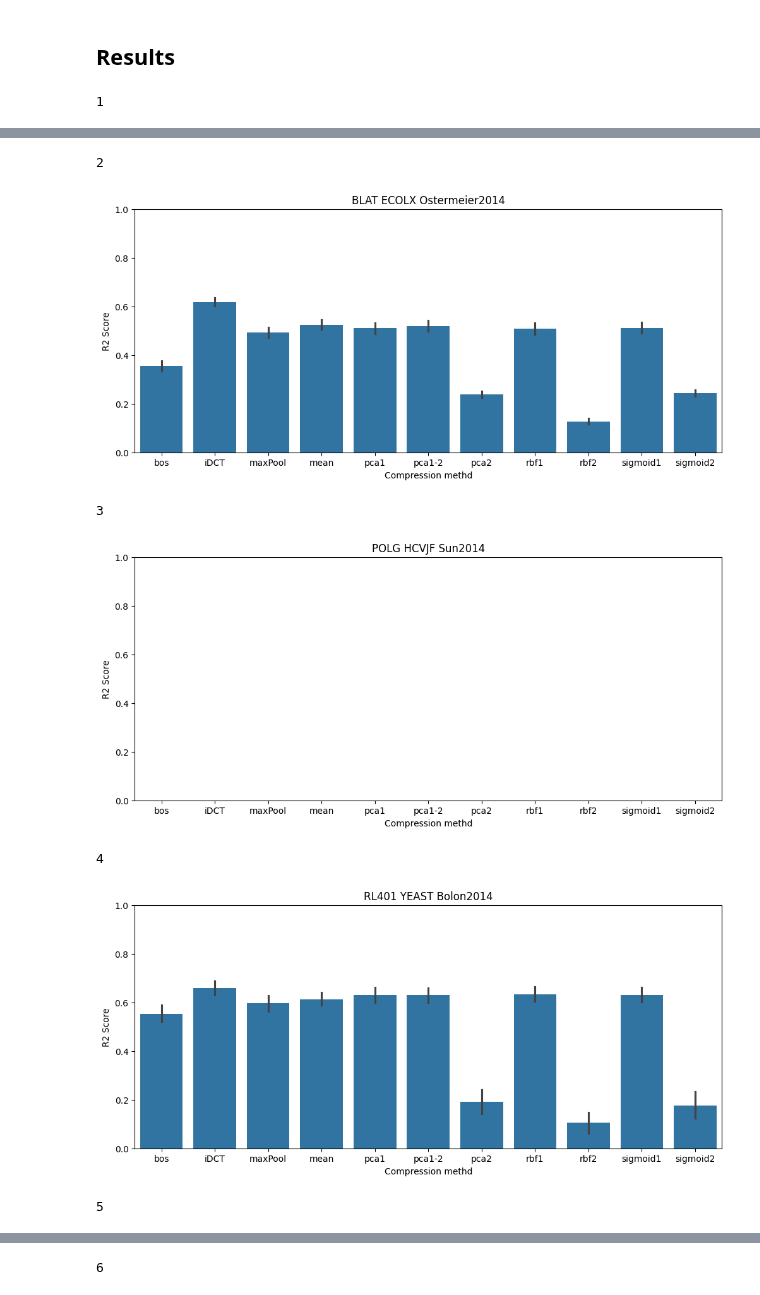
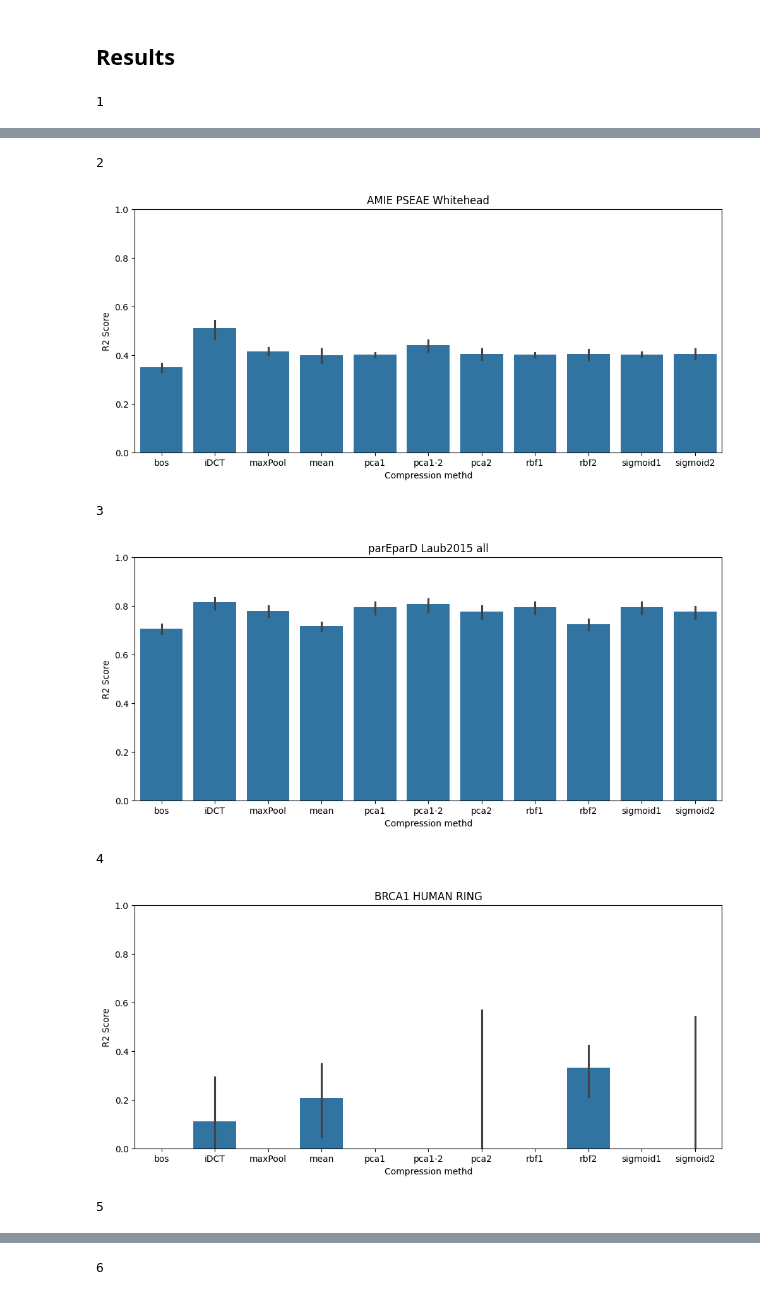
Before and after one commit to ziul-bio/SWAT, a Jupyter notebook: plot_results.ipynb, the cells around one changed output, grey strips where cells are left out. Saved outputs shown, nothing was run; the diff lists cells and outputs as text; code cells hidden in the pictures.

Commit message:
adding results plot

```diff
--- a/plot_results.ipynb
+++ b/plot_results.ipynb
@@ -59,10 +59,11 @@ def plot_results(res_path):
     plt.show()
 # %%
 count=0
-for file in os.listdir('results/regression/'):
+base_path = 'results/regression_L1_1e-4'
+for file in os.listdir(base_path):
     count+=1
     print(count)
-    file_path = os.path.join('results/regression/', file)
+    file_path = os.path.join(base_path, file)
 
     plot_results(file_path)
 # %% [output]
@@ -71,7 +72,7 @@ for file in os.listdir('results/regression/'):
 2
-[figure, old version]
+[figure, new version]
 3
-[figure, old version]
+[figure, new version]
 4
-[figure, old version]
+[figure, new version]
 5
```
Also changed, not shown: parts of 9 cells of this notebook.
